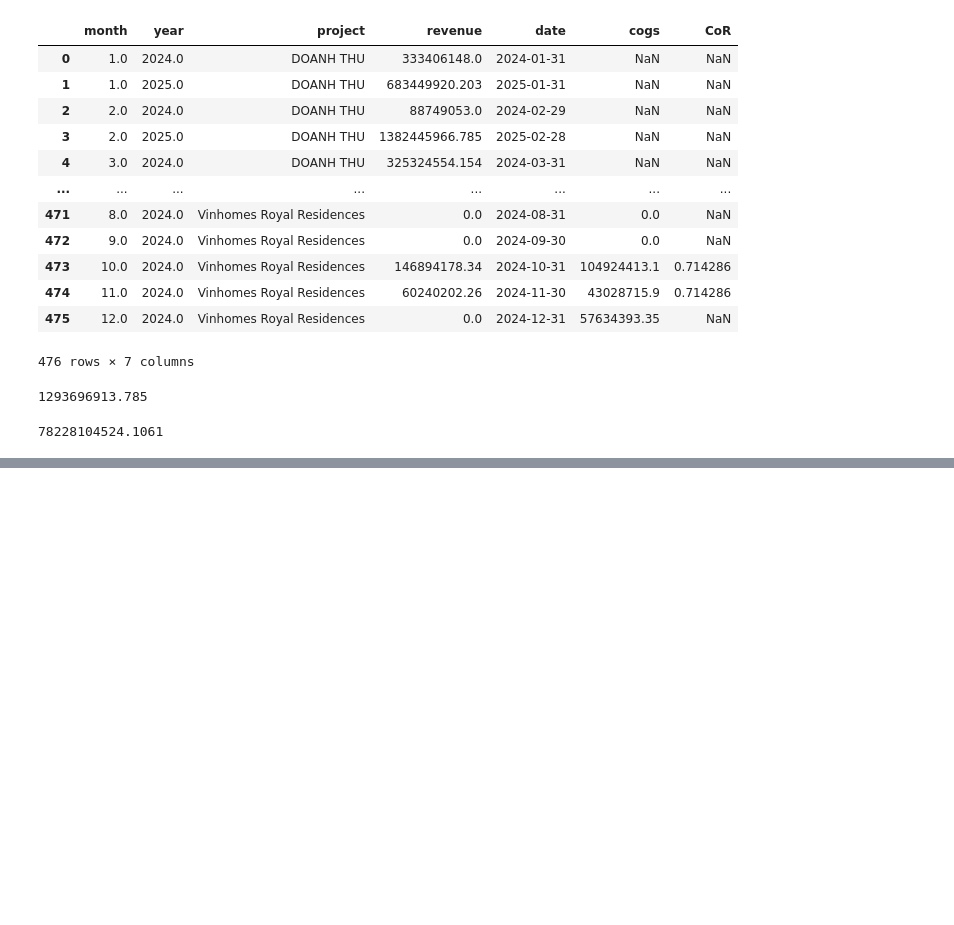
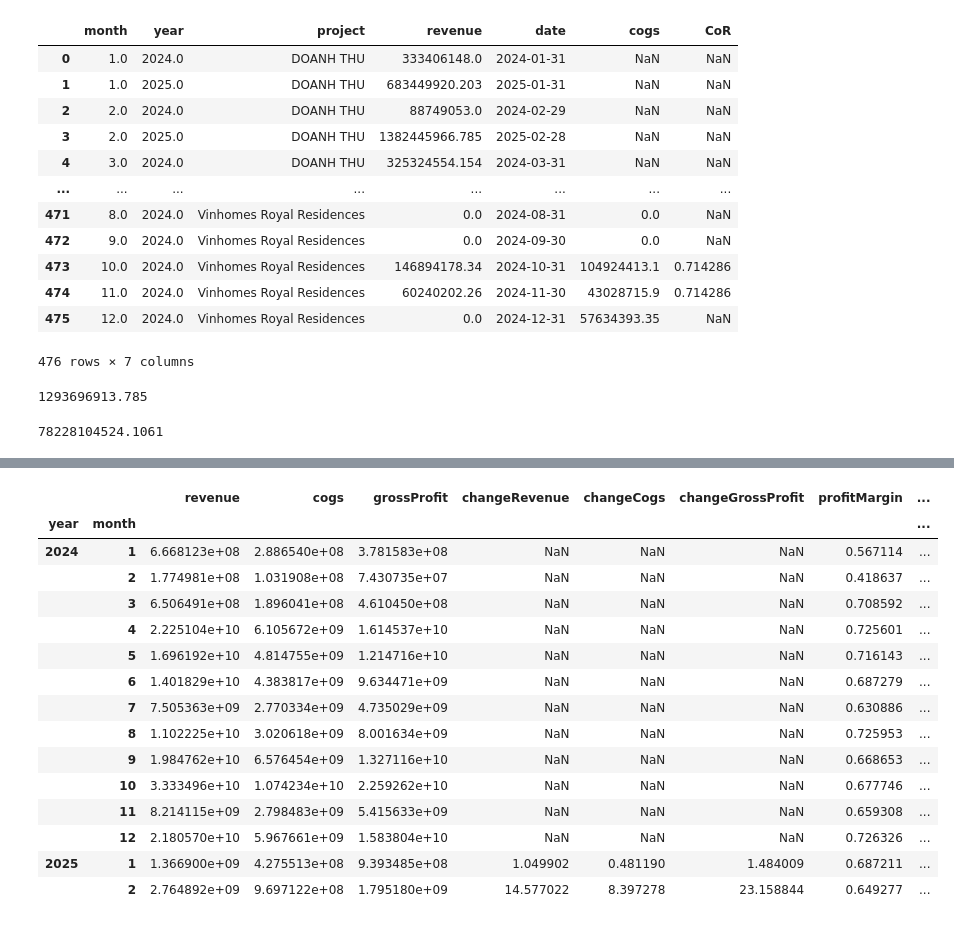
Before and after one commit to hogDuc/reti-dashboard, a Jupyter notebook: notebook.ipynb, the cells around one changed output, grey strips where cells are left out. Cells and saved outputs as stored; diff of their text form; code cells hidden in the pictures; blank space fills up the shorter version.

```diff
--- a/notebook.ipynb
+++ b/notebook.ipynb
@@ -33,0 +36,4 @@ cogs_df["project"] = cogs_df["project"].replace("GIÁ VỐN HÀNG BÁN", "total"
+# %%
+fee_df = readData('fee', 'fee')
+ebt = fee_df.loc[fee_df['project']=="LỢI NHUẬN THUẦN TRƯỚC THUẾ"]
+ebt["project"] = ebt["project"].replace("LỢI NHUẬN THUẦN TRƯỚC THUẾ", "total")
@@ -52,3 +110,7 @@ pd.merge(rev_df, cogs_df, how='outer', on=["project", "date", "year", "month"]).
+# %%
+df = pd.merge(df, ebt, on=["project", "date", "year", "month"], how="outer").rename(columns={"fee":"ebt"}).assign(
+    ebtRev = lambda x: x['ebt'] / x['revenue'].replace(0, np.nan)
+)
 # %%
 # %% [output]
 Downcasting behavior in `replace` is deprecated and will be removed in a future version. To retain the old behavior, explicitly call `result.infer_objects(copy=False)`. To opt-in to the future behavio ...
@@ -84,0 +343,27 @@ px.bar(
+# %%
+df.groupby(['year', 'month'])[['revenue', 'cogs']].sum()\
+    .assign(
+        grossProfit = lambda x: x["revenue"] - x["cogs"],
+        changeRevenue = lambda x: x['revenue'].pct_change(periods=12)*100,
+        changeCogs = lambda x: x['cogs'].pct_change(periods=12),
+        changeGrossProfit = lambda x: x['grossProfit'].pct_change(periods=12)*100,
+        profitMargin = lambda x: x["grossProfit"] / x["revenue"],
+        changeProfitMargin = lambda x: x["profitMargin"].diff(periods=12)
+    )
+# %% [output]
+|  |  | revenue | cogs | grossProfit | changeRevenue | changeCogs | changeGrossProfit | profitMargin | ... |
+| year | month |  |  |  |  |  |  |  | ... |
+| 2024 | 1 | 6.668123e+08 | 2.886540e+08 | 3.781583e+08 | NaN | NaN | NaN | 0.567114 | ... |
+|  | 2 | 1.774981e+08 | 1.031908e+08 | 7.430735e+07 | NaN | NaN | NaN | 0.418637 | ... |
+|  | 3 | 6.506491e+08 | 1.896041e+08 | 4.610450e+08 | NaN | NaN | NaN | 0.708592 | ... |
+|  | 4 | 2.225104e+10 | 6.105672e+09 | 1.614537e+10 | NaN | NaN | NaN | 0.725601 | ... |
+|  | 5 | 1.696192e+10 | 4.814755e+09 | 1.214716e+10 | NaN | NaN | NaN | 0.716143 | ... |
+|  | 6 | 1.401829e+10 | 4.383817e+09 | 9.634471e+09 | NaN | NaN | NaN | 0.687279 | ... |
+|  | 7 | 7.505363e+09 | 2.770334e+09 | 4.735029e+09 | NaN | NaN | NaN | 0.630886 | ... |
+|  | 8 | 1.102225e+10 | 3.020618e+09 | 8.001634e+09 | NaN | NaN | NaN | 0.725953 | ... |
+|  | 9 | 1.984762e+10 | 6.576454e+09 | 1.327116e+10 | NaN | NaN | NaN | 0.668653 | ... |
+|  | 10 | 3.333496e+10 | 1.074234e+10 | 2.259262e+10 | NaN | NaN | NaN | 0.677746 | ... |
+|  | 11 | 8.214115e+09 | 2.798483e+09 | 5.415633e+09 | NaN | NaN | NaN | 0.659308 | ... |
+|  | 12 | 2.180570e+10 | 5.967661e+09 | 1.583804e+10 | NaN | NaN | NaN | 0.726326 | ... |
+| 2025 | 1 | 1.366900e+09 | 4.275513e+08 | 9.393485e+08 | 1.049902 | 0.481190 | 1.484009 | 0.687211 | ... |
+|  | 2 | 2.764892e+09 | 9.697122e+08 | 1.795180e+09 | 14.577022 | 8.397278 | 23.158844 | 0.649277 | ... |
```
Also changed, not shown: parts of 23 cells of this notebook, 7 other files.
